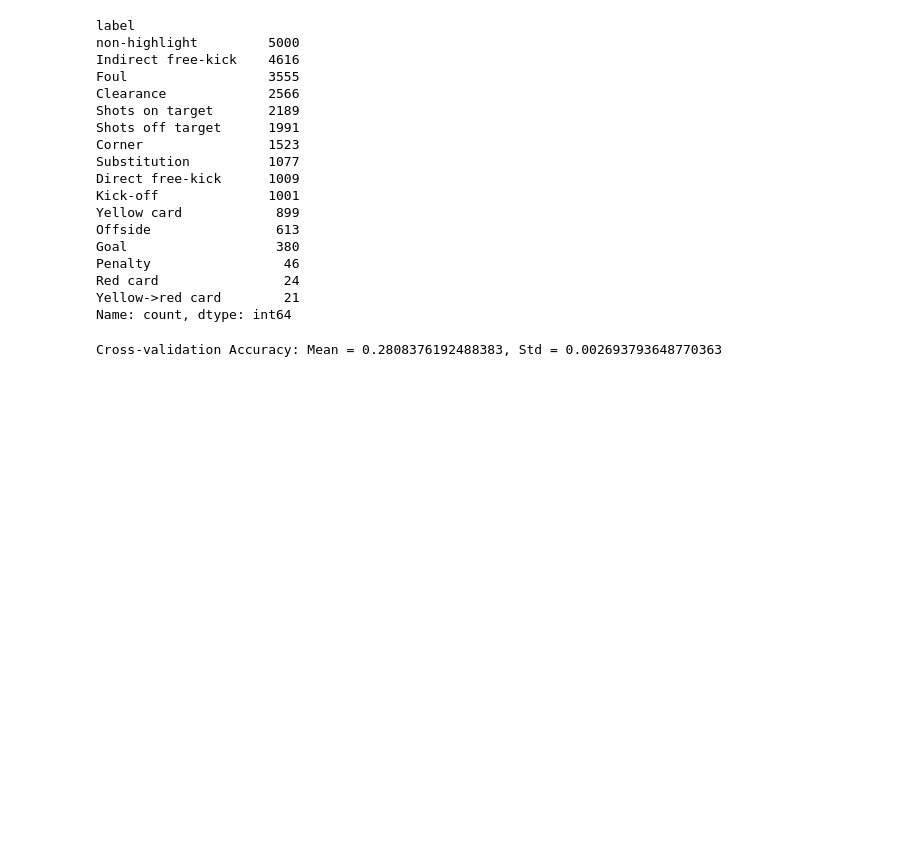
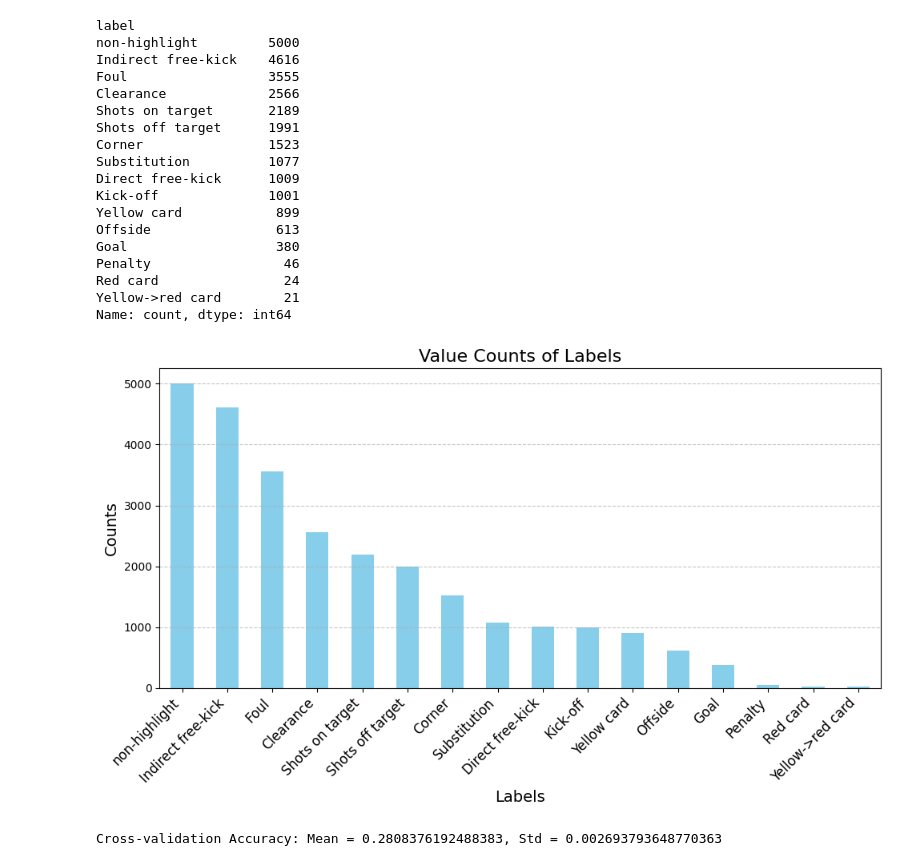
Before and after one commit to ayujverma/nlp-final-project, a Jupyter notebook: nlp_final_project.ipynb, the cells around one changed output. Drawn from its saved outputs; the diff is of its cells as text; code cells hidden in the pictures; blank space fills up the shorter version.

```diff
--- a/nlp_final_project.ipynb
+++ b/nlp_final_project.ipynb
@@ -485,6 +688,8 @@ combined_10_seconds_df_cleaned_heavy_reduced.head()
 | 9 | 227.119995 | 237.119995 | england_epl/2014-2015/2015-02-21 ... | non-highlight | lets see why keitly stole that ba... |
 | 11 | 252.440002 | 269.720001 | england_epl/2014-2015/2015-02-21 ... | non-highlight | there we have the barley coach sh... |
 | 12 | 270.000000 | 280.000000 | england_epl/2014-2015/2015-02-21 ... | Shots on target | the brazilian who placed that bal... |
+# %%
+combined_10_seconds_df_cleaned_heavy_reduced = pd.read_csv('combined_10_seconds_cleaned_heavy_reduced.csv')
 # %%
 # data analytics
 combined_10_seconds_df_cleaned_heavy_reduced_counts = combined_10_seconds_df_cleaned_heavy_reduced['label'].value_counts()
@@ -508,6 +713,21 @@ Penalty                 46
 Red card                24
 Yellow->red card        21
 Name: count, dtype: int64
+# %%
+# heavy reduced counts plot
+plt.figure(figsize=(10, 6))
+combined_10_seconds_df_cleaned_heavy_reduced_counts.plot(kind='bar', color='skyblue')
+
+plt.title('Value Counts of Labels', fontsize=16)
+plt.xlabel('Labels', fontsize=14)
+plt.ylabel('Counts', fontsize=14)
+plt.xticks(rotation=45, ha='right', fontsize=12)
+plt.grid(axis='y', linestyle='--', alpha=0.7)
+
+plt.tight_layout()
+plt.show()
+# %% [output]
+[figure, added]
 # %%
 # split the dataset into training, validation, and test sets and fit TfidfVectorizer to get tf-idf embeddings
 X_train, X_temp, y_train, y_temp = train_test_split(combined_10_seconds_df_cleaned_heavy_reduced['cleaned_text'], combined_10_seconds_df_cleaned_heavy_reduced['label'], test_size=0.2, random_state=8)
```
Also changed, not shown: parts of 23 cells of this notebook, 3 other files.
